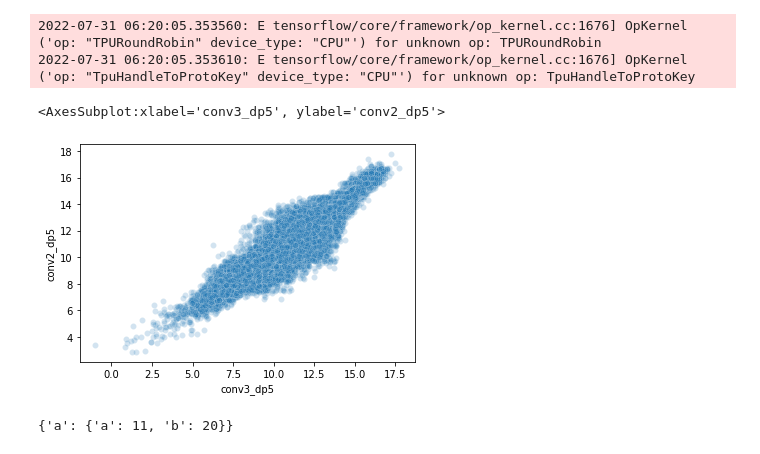
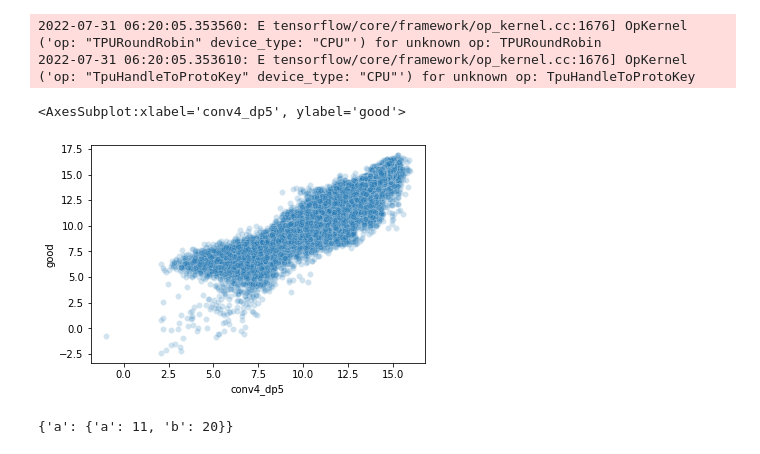
Before and after one commit to yztxwd/DreamChallenge, a Jupyter notebook: DreamChallenge.ipynb, the cells around one changed output. Saved outputs shown, nothing was run; the diff lists cells and outputs as text; code cells hidden in the pictures.

```diff
--- a/DreamChallenge.ipynb
+++ b/DreamChallenge.ipynb
@@ -1370,7 +1370,13 @@ checkpoint['model_state_dict'].keys()
 # %%
 import numpy as np
 import pandas as pd
-conv3_dp5 = pd.read_table("./loggers/hybrid_conv_num3_dropout0.5_patience10_adamW_decay0_fixed_structure/checkpoint-best_model_preds.txt", header=None)
-conv2_dp5 = pd.read_table("./loggers/hybrid_conv_num2_dropout0.5_patience10_adamW_decay0_fixed_structure/checkpoint-best_model_preds.txt", header=None)
+conv4_dp5 = pd.read_table("./loggers/hybrid_conv_num4_dropout0.5_patience15_adamW_decay1e-4_fixed_structure/checkpoint-best_model_preds.txt", header=None)
 test = pd.read_table("test/checkpoint-best_model_preds.back.txt", header=None)
 good = pd.read_table("loggers/hybrid_conv_num2_dropout0.5/model_preds.txt", header=None)
+df = pd.concat([conv4_dp5, test, good], axis=1)
+import seaborn as sns
+df.columns = ['conv4_dp5', 'test', 'good']
+sns.scatterplot(x='conv4_dp5', y='good', data=df, alpha=0.2)
+# %% [output]
+<AxesSubplot:xlabel='conv4_dp5', ylabel='good'>
+[figure, added]
@@ -1383,8 +1383,3 @@ df.columns = ['conv3_dp5', 'conv2_dp5', 'test', 'good']
-# %%
-sns.scatterplot(x='conv3_dp5', y='conv2_dp5', data=df, alpha=0.2)
-# %% [output]
-<AxesSubplot:xlabel='conv3_dp5', ylabel='conv2_dp5'>
-[figure, removed]
 # %%
 torch.save({'a': {'a':11, 'b':20}}, "test.ckpt")
 # %%
```
Also changed, not shown: parts of 4 cells of this notebook.
